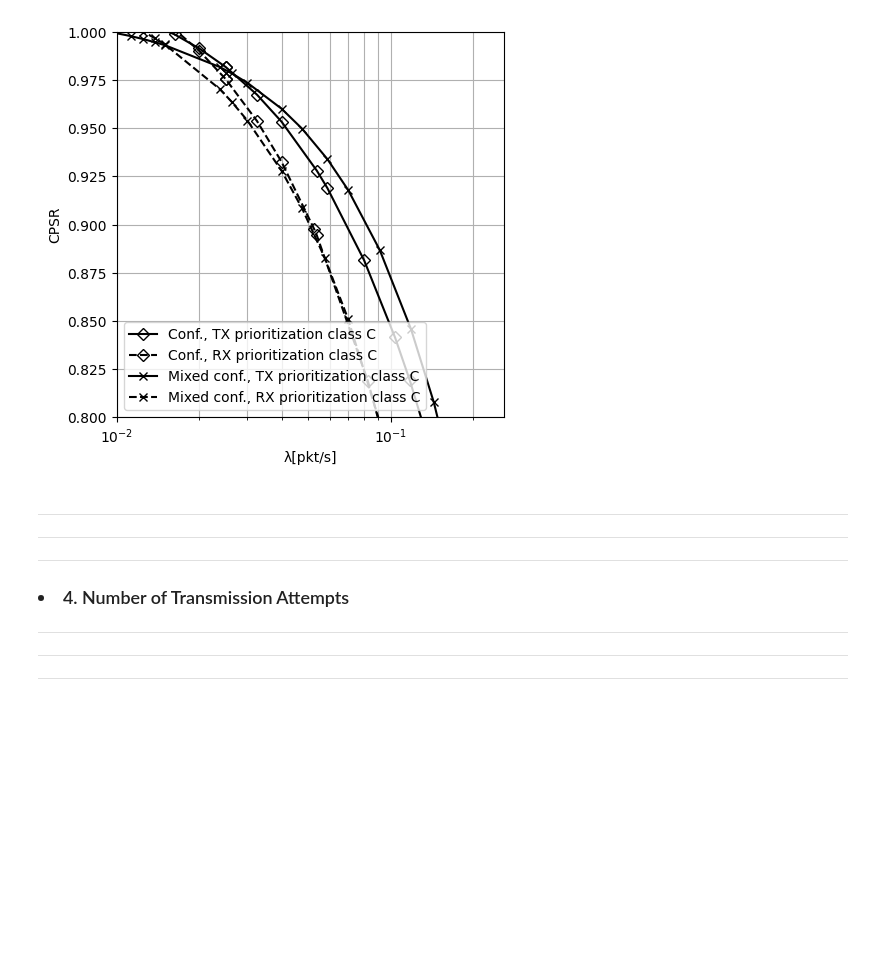
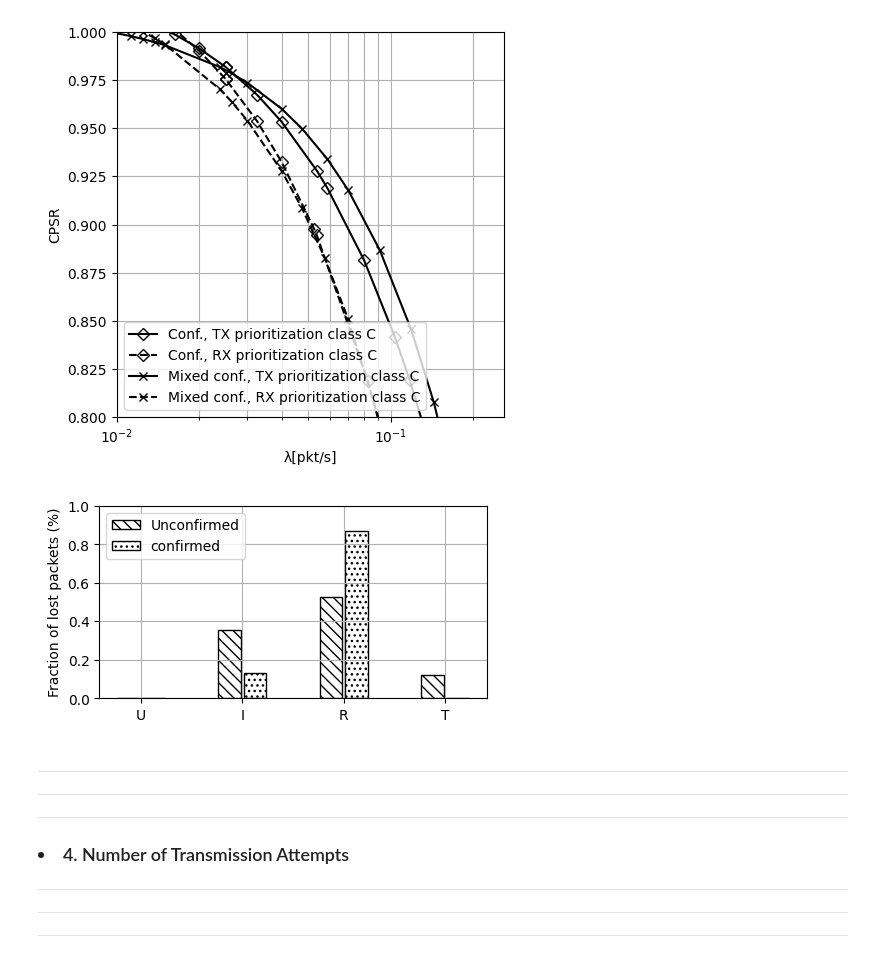
Before and after one commit to Precision-CyberAg/sim_plot, a Jupyter notebook: performance_analysis_class_b.ipynb, the cells around one changed output. Cells and saved outputs as stored; diff of their text form; code cells hidden in the pictures; blank space fills up the shorter version.

```diff
--- a/performance_analysis_class_b.ipynb
+++ b/performance_analysis_class_b.ipynb
@@ -347,6 +371,19 @@ plt.show()
 # %% [output]
 [figure]
 [figure]
+# %%
+# Create bar plot for lost packets
+
+
+generate_bar_plot('final_sim/test_scenario_gw_tx_priority/True/ULPDR_CONFIRMED_C', 'final_sim/test_scenario_gw_tx_priority/False/ULPDR_CONFIRMED_C', 'C')
+plt.savefig('svg_plots/class_b_dc_off_fraction_lost_packets.svg', format='svg')
+plt.show()
+
+# generate_bar_plot('final_sim/test_scenario_gw_dc_on_off/off/ULPDR_UNCONFIRMED_C', 'final_sim/test_scenario_gw_dc_on_off/off/ULPDR_CONFIRMED_C', 'C')
+# plt.savefig('svg_plots/class_c_dc_off_fraction_lost_packets.svg', format='svg')
+# plt.show()
+# %% [output]
+[figure, added]
 # %% [markdown]
 <hr><hr><hr><h3><li>4. Number of Transmission Attempts</li></h3></ol><hr><hr><hr>
 # %%
```
Also changed, not shown: parts of 6 cells of this notebook, 34 other files.
